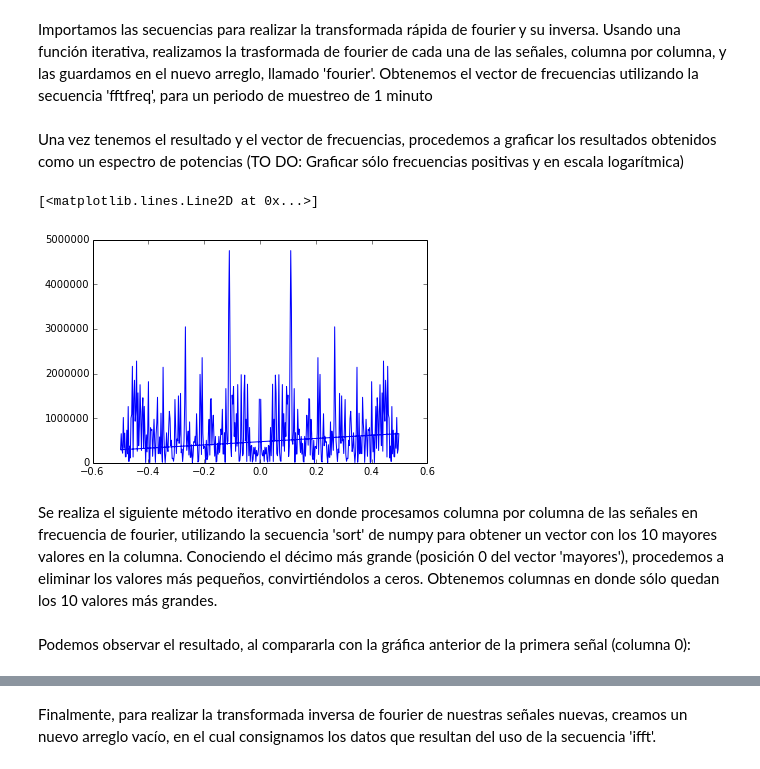
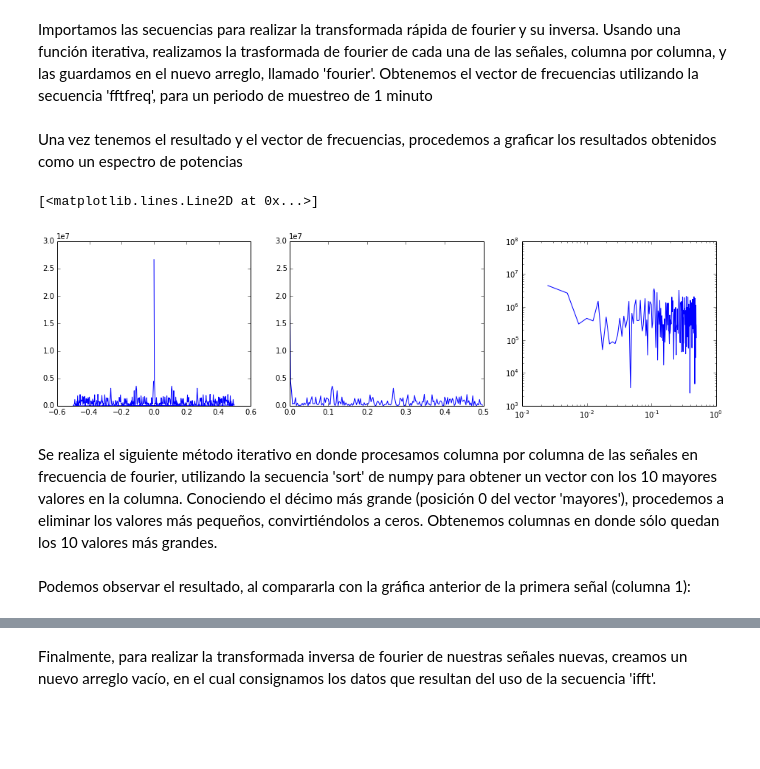
Before and after one commit to jdrpuche/ComputacionalTarea5, a Jupyter notebook: FFT.ipynb, the cells around one changed output, grey strips where cells are left out. Cells and saved outputs as stored; diff of their text form; code cells hidden in the pictures; blank space fills up the shorter version.

Commit message:
Añadidas gráficas en escala logaritmica

```diff
--- a/FFT.ipynb
+++ b/FFT.ipynb
@@ -25,12 +25,26 @@ for i in range(0,m):
 
 freq = fftfreq(n,1)
 # %% [markdown]
-Una vez tenemos el resultado y el vector de frecuencias, procedemos a graficar los resultados obtenidos como un espectro de potencias (TO DO: Graficar sólo frecuencias positivas y en escala logarítmica)
+Una vez tenemos el resultado y el vector de frecuencias, procedemos a graficar los resultados obtenidos como un espectro de potencias
-# %%
-plot(freq,(abs(fourier[:,0])**2))
-# %% [output]
-[<matplotlib.lines.Line2D at 0x...>]
-[figure, removed]
+# %%
+mitad = ceil(n/2.0)
+datos = fourier[:,1]
+fourier_mitad = datos[:mitad]
+freq_mitad = freq[:mitad]
+
+figure(figsize=(16,4)) #Creo la figura ancha
+
+subplot(131) #3 Columnas: Grafica completa
+plot(freq, abs(fourier[:,1])**2)
+
+subplot(132) #Frecuencias Positivas
+plot(freq_mitad, abs(fourier_mitad)**2)
+
+subplot(133) #Escala Logaritmica
+loglog(freq_mitad, abs(fourier_mitad)**2)
+# %% [output]
+[<matplotlib.lines.Line2D at 0x...>]
+[figure, added]
 # %% [markdown]
 Se realiza el siguiente método iterativo en donde procesamos columna por columna de las señales en frecuencia de fourier, utilizando la secuencia 'sort' de numpy para obtener un vector con los 10 mayores valores en la columna. Conociendo el décimo más grande (posición 0 del vector 'mayores'), procedemos a eliminar los valores más pequeños, convirtiéndolos a ceros. Obtenemos columnas en donde sólo quedan los 10 valores más grandes.
 # %%
@@ -40,2 +58,2 @@ for i in range(0,m):
 # %% [markdown]
-Podemos observar el resultado, al compararla con la gráfica anterior de la primera señal (columna 0):
+Podemos observar el resultado, al compararla con la gráfica anterior de la primera señal (columna 1):
```
Also changed, not shown: parts of 4 cells of this notebook.
